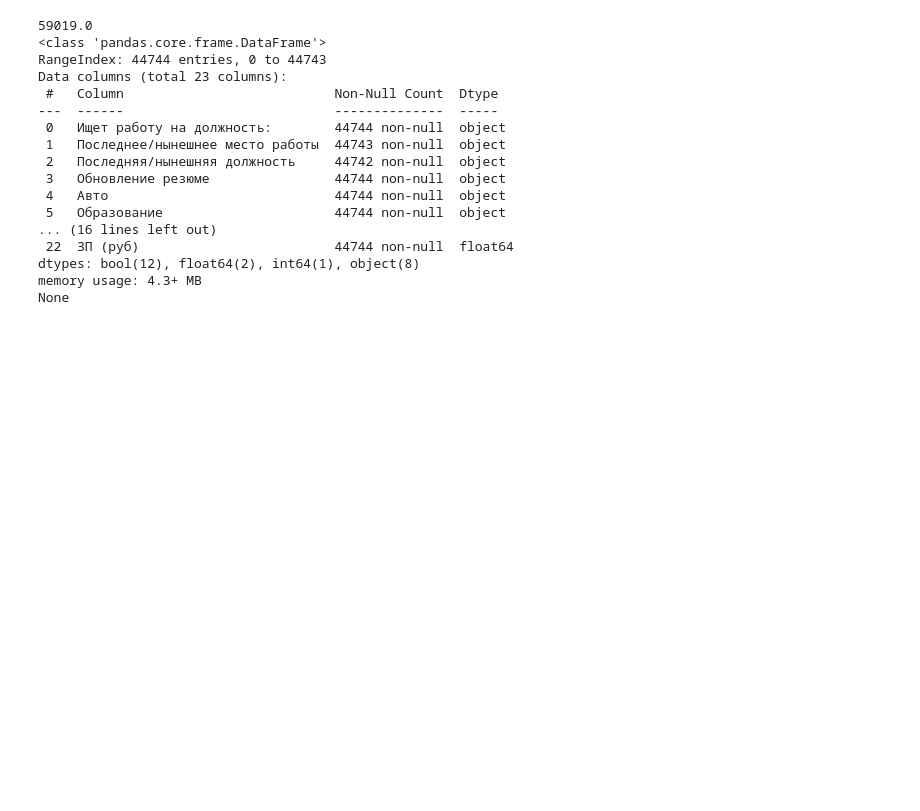
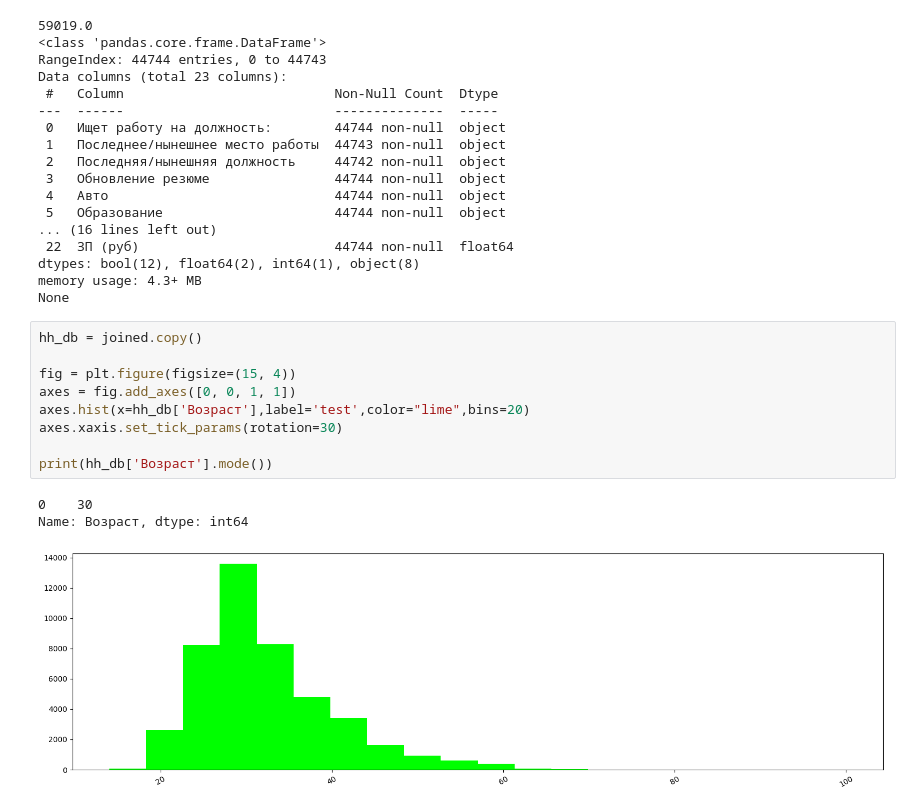
Before and after one commit to vasiloyk/hh, a Jupyter notebook: data_hh_analysis/data_hh_analysis.ipynb, the cells around one changed output. Drawn from its saved outputs; the diff is of its cells as text; blank space fills up the shorter version.

```diff
--- a/data_hh_analysis/data_hh_analysis.ipynb
+++ b/data_hh_analysis/data_hh_analysis.ipynb
@@ -258,3 +258,16 @@ Data columns (total 23 columns):
 dtypes: bool(12), float64(2), int64(1), object(8)
 memory usage: 4.3+ MB
 None
+# %%
+hh_db = joined.copy()
+
+fig = plt.figure(figsize=(15, 4))
+axes = fig.add_axes([0, 0, 1, 1])
+axes.hist(x=hh_db['Возраст'],label='test',color="lime",bins=20)
+axes.xaxis.set_tick_params(rotation=30)
+
+print(hh_db['Возраст'].mode())
+# %% [output]
+0    30
+Name: Возраст, dtype: int64
+[figure, added]
```
Also changed, not shown: parts of 3 cells of this notebook, 1 other file.
